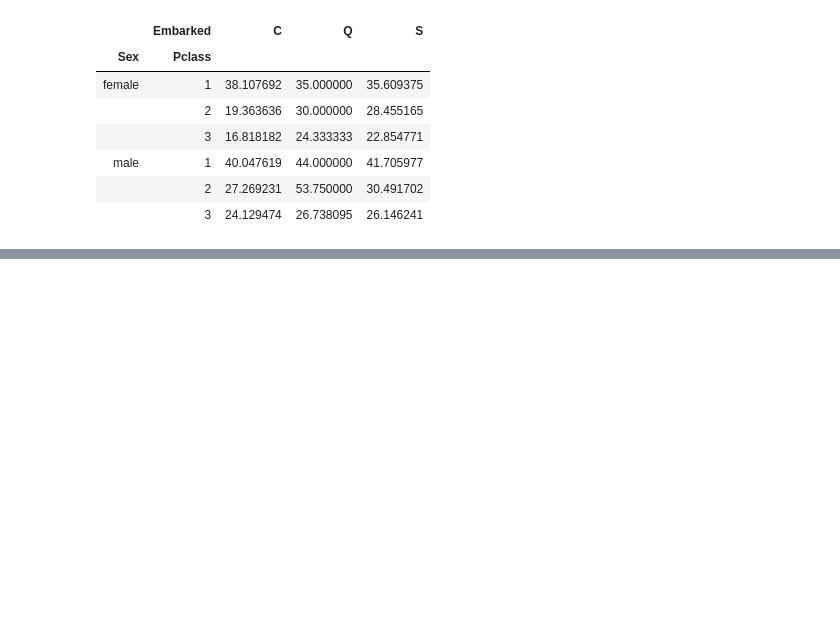
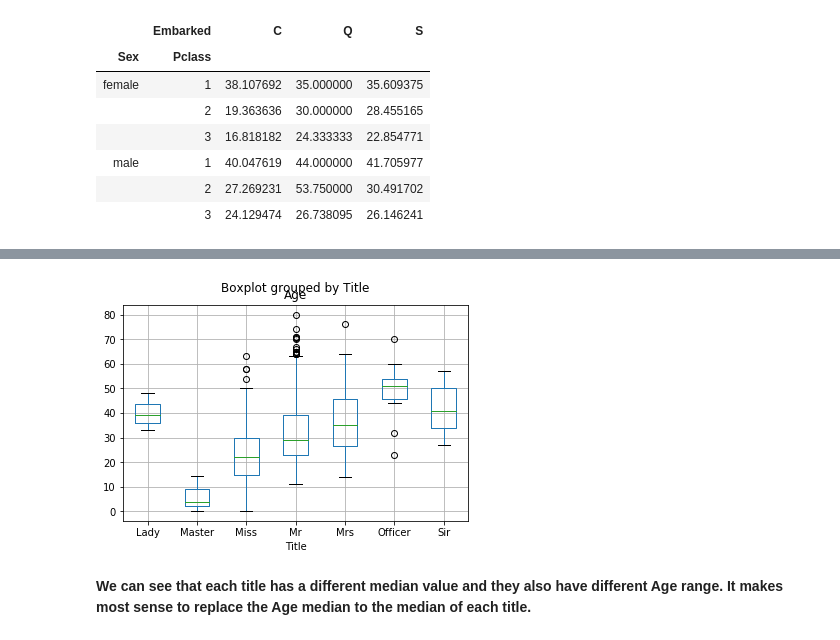
Before and after one commit to neerajmachinelearning/DataScienceEnd2End, a Jupyter notebook: notebooks/Data Exploring-Processing.ipynb, the cells around one changed output, grey strips where cells are left out. Saved outputs shown, nothing was run; the diff lists cells and outputs as text; code cells hidden in the pictures; blank space fills up the shorter version.

```diff
--- a/notebooks/Data Exploring-Processing.ipynb
+++ b/notebooks/Data Exploring-Processing.ipynb
@@ -630,0 +924,7 @@ df.groupby(['Sex', 'Pclass', 'Embarked']).Age.mean().unstack()
+# %%
+# Function to extract the title from the name. There is pattern in the titel. Starts with last name, title. first name middle name.
+def getTitle(name):
+    first_name_with_title = name.split(',')[1]
+    title = first_name_with_title.split('.')[0]
+    title = title.strip().lower()  # strip out all of the whitespaces and coverting the title to lower case
+    return title
@@ -630,0 +955,30 @@ df.groupby(['Sex', 'Pclass', 'Embarked']).Age.mean().unstack()
+# %%
+# We will modify our getTitle function here and we will introduce the dictionary to create custome tile.
+# this is to club some of the title
+def getTitle(name):
+    title_group = {'mr' : 'Mr',
+                'mrs' : 'Mrs',
+                'miss' : 'Miss',
+                'master' : 'Master',
+                'don' : 'Sir',
+                'rev' : 'Sir',
+                'dr' : 'Officer',
+                'mme' : 'Mrs',
+                'ms' : 'Mrs',
+                'major' : 'Officer',
+                'lady' : 'Lady',
+                'sir' : 'Sir',
+                'mlle' : 'Miss',
+                'col' : 'Officer',
+                'capt' : 'Officer',
+                'the countess' : 'Lady',
+                'jonkheer' : 'Sir',
+                'dona' : 'Lady'
+    }
+    first_name_with_title = name.split(',')[1]
+    title = first_name_with_title.split('.')[0]
+    title = title.strip().lower()
+    return title_group[title]
+# %%
+# Create title feature
+df['Title'] = df.Name.map(lambda x : getTitle(x))
@@ -630,0 +995,7 @@ df.groupby(['Sex', 'Pclass', 'Embarked']).Age.mean().unstack()
+# %%
+#Box plot of Age with title
+df[df.Age.notnull()].boxplot('Age', 'Title');
+# %% [output]
+[figure, added]
+# %% [markdown]
+**We can see that each title has a different median value and they also have different Age range. It makes most sense to replace the Age median to the median of each title.**
```
Also changed, not shown: parts of 63 cells of this notebook, 1 other file.
